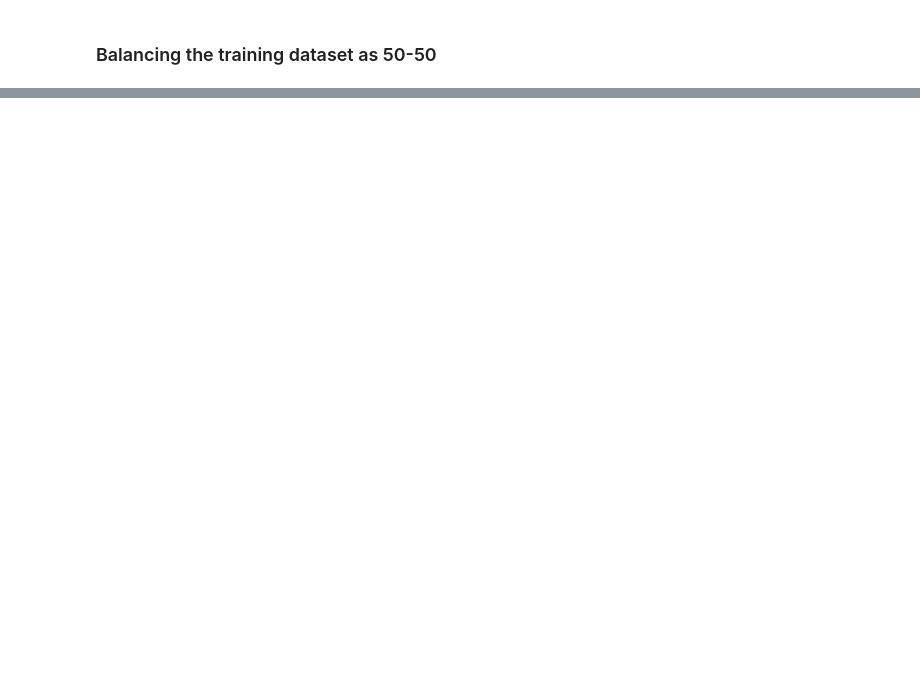
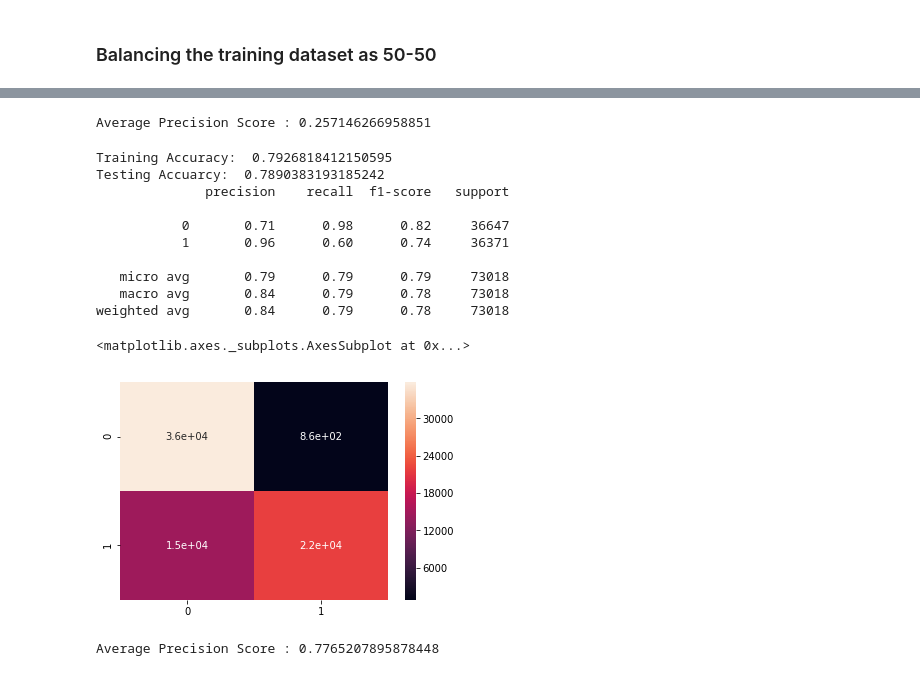
Before and after one commit to ajinkyaathlye/ml_hackathon, a Jupyter notebook: Loan_Default.ipynb, the cells around one changed output, grey strips where cells are left out. Drawn from its saved outputs; the diff is of its cells as text; code cells hidden in the pictures; blank space fills up the shorter version.

```diff
--- a/Loan_Default.ipynb
+++ b/Loan_Default.ipynb
@@ -425,0 +740,45 @@ df_model.rename(index=str, columns={"loan_default": "Target"}, inplace=True)
+# %%
+apc = average_precision_score(y_test, y_pred)
+print('Average Precision Score :', apc)
+# %% [output]
+Average Precision Score : 0.257146266958851
+# %%
+# Xg-Boost Classifier
+
+from xgboost.sklearn import XGBClassifier
+from sklearn.metrics import confusion_matrix
+from sklearn.metrics import classification_report
+
+model_xgb = XGBClassifier()
+model_xgb.fit(X_train, y_train)
+
+y_pred = model_xgb.predict(X_test)
+
+print("Training Accuracy: ", model_xgb.score(X_train, y_train))
+print('Testing Accuarcy: ', model_xgb.score(X_test, y_test))
+
+# making a classification report
+cr = classification_report(y_test,  y_pred)
+print(cr)
+
+# making a confusion matrix
+cm = confusion_matrix(y_test, y_pred)
+sns.heatmap(cm, annot = True)
+# %% [output]
+Training Accuracy:  0.7926818412150595
+Testing Accuarcy:  0.7890383193185242
+              precision    recall  f1-score   support
+
+           0       0.71      0.98      0.82     36647
+           1       0.96      0.60      0.74     36371
+
+   micro avg       0.79      0.79      0.79     73018
+   macro avg       0.84      0.79      0.78     73018
+weighted avg       0.84      0.79      0.78     73018
+<matplotlib.axes._subplots.AxesSubplot at 0x...>
+[figure, added]
+# %%
+apc = average_precision_score(y_test, y_pred)
+print('Average Precision Score :', apc)
+# %% [output]
+Average Precision Score : 0.7765207895878448
```
Also changed, not shown: parts of 64 cells of this notebook.
